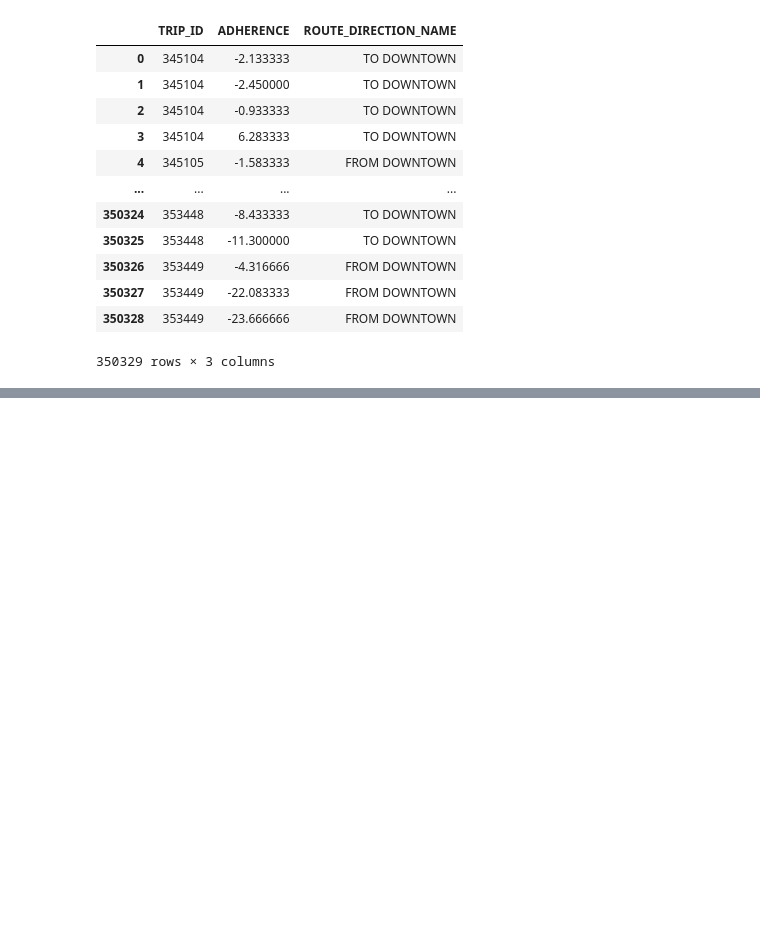
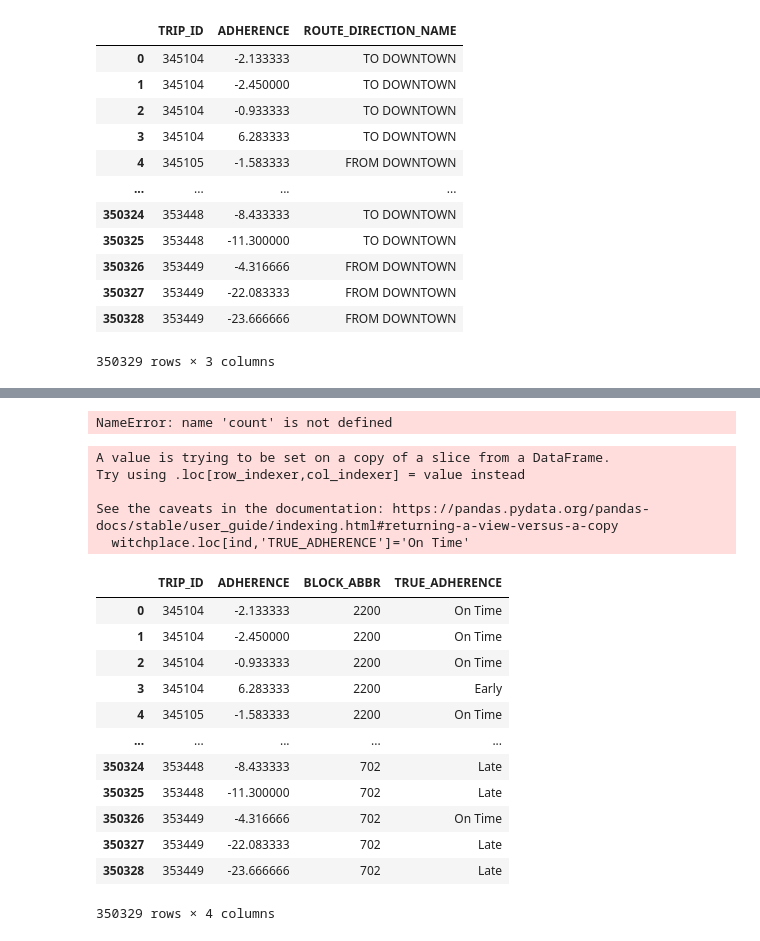
Before and after one commit to NewForce-Cohort-11-Data/wego-good-wheel-hunting, a Jupyter notebook: notebooks/WeGo Data Introduction.ipynb, the cells around one changed output, grey strips where cells are left out. Saved outputs shown, nothing was run; the diff lists cells and outputs as text; code cells hidden in the pictures; blank space fills up the shorter version.

```diff
--- a/notebooks/WeGo Data Introduction.ipynb
+++ b/notebooks/WeGo Data Introduction.ipynb
@@ -292,0 +342,39 @@ See the caveats in the documentation: https://pandas.pydata.org/pandas-docs/stab
+# %%
+route_results['ROUTE_ABBR'].plot.bar(
+    x='ROUTE_ABBR', y=count('TRIP_ID')
+
+)
+
+plt.xlabel('Route Number')
+# %% [output]
+NameError: name 'count' is not defined
+# %%
+witchplace=wego[['TRIP_ID', 'ADHERENCE','BLOCK_ABBR']]
+# %%
+for ind, row in witchplace.iterrows():
+    if row['ADHERENCE']<-6:
+        witchplace.loc[ind,'TRUE_ADHERENCE']='Late'
+    elif row['ADHERENCE']>1:
+        witchplace.loc[ind,'TRUE_ADHERENCE']='Early'
+    else:
+        witchplace.loc[ind,'TRUE_ADHERENCE']='On Time'
+witchplace
+# %% [output]
+A value is trying to be set on a copy of a slice from a DataFrame.
+Try using .loc[row_indexer,col_indexer] = value instead
+
+See the caveats in the documentation: https://pandas.pydata.org/pandas-docs/stable/user_guide/indexing.html#returning-a-view-versus-a-copy
+  witchplace.loc[ind,'TRUE_ADHERENCE']='On Time'
+|  | TRIP_ID | ADHERENCE | BLOCK_ABBR | TRUE_ADHERENCE |
+| 0 | 345104 | -2.133333 | 2200 | On Time |
+| 1 | 345104 | -2.450000 | 2200 | On Time |
+| 2 | 345104 | -0.933333 | 2200 | On Time |
+| 3 | 345104 | 6.283333 | 2200 | Early |
+| 4 | 345105 | -1.583333 | 2200 | On Time |
+| ... | ... | ... | ... | ... |
+| 350324 | 353448 | -8.433333 | 702 | Late |
+| 350325 | 353448 | -11.300000 | 702 | Late |
+| 350326 | 353449 | -4.316666 | 702 | On Time |
+| 350327 | 353449 | -22.083333 | 702 | Late |
+| 350328 | 353449 | -23.666666 | 702 | Late |
+350329 rows × 4 columns
```
Also changed, not shown: parts of 8 cells of this notebook.
